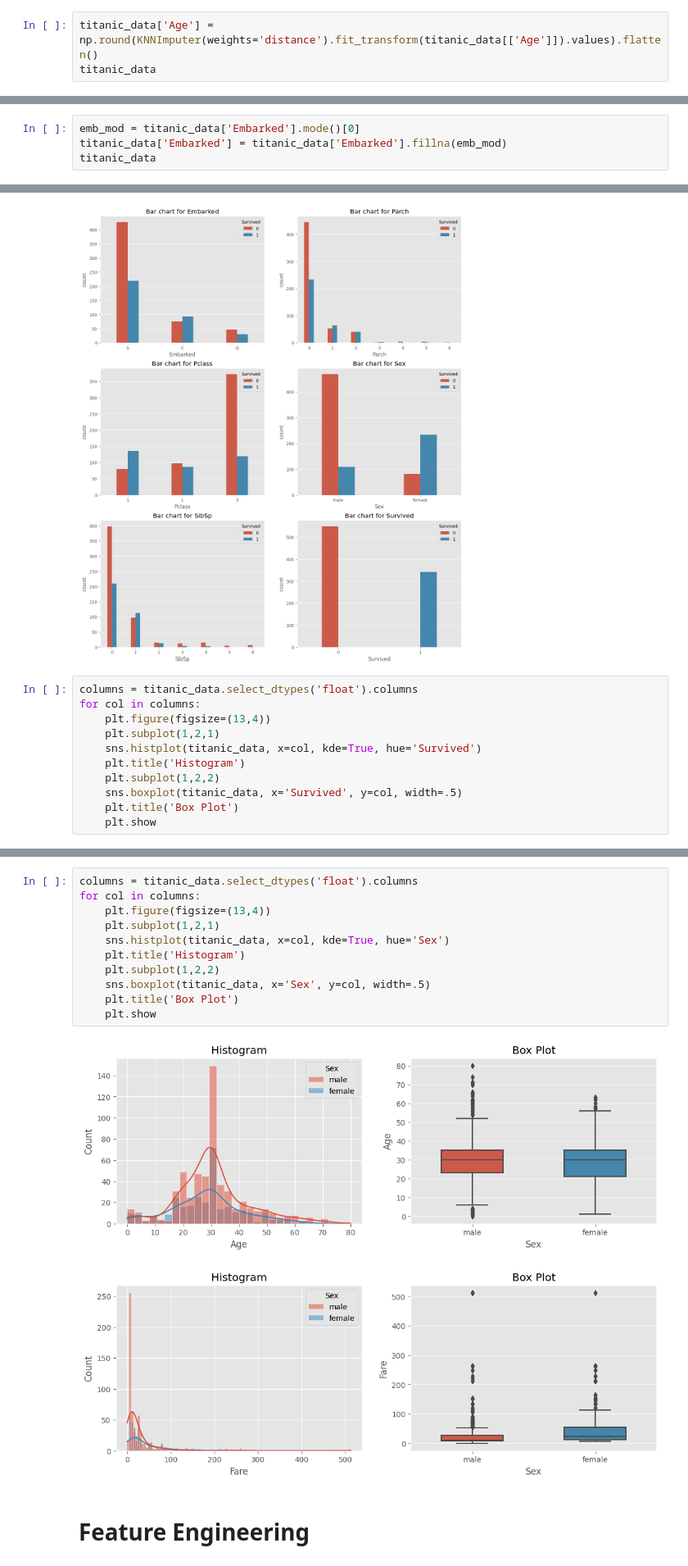
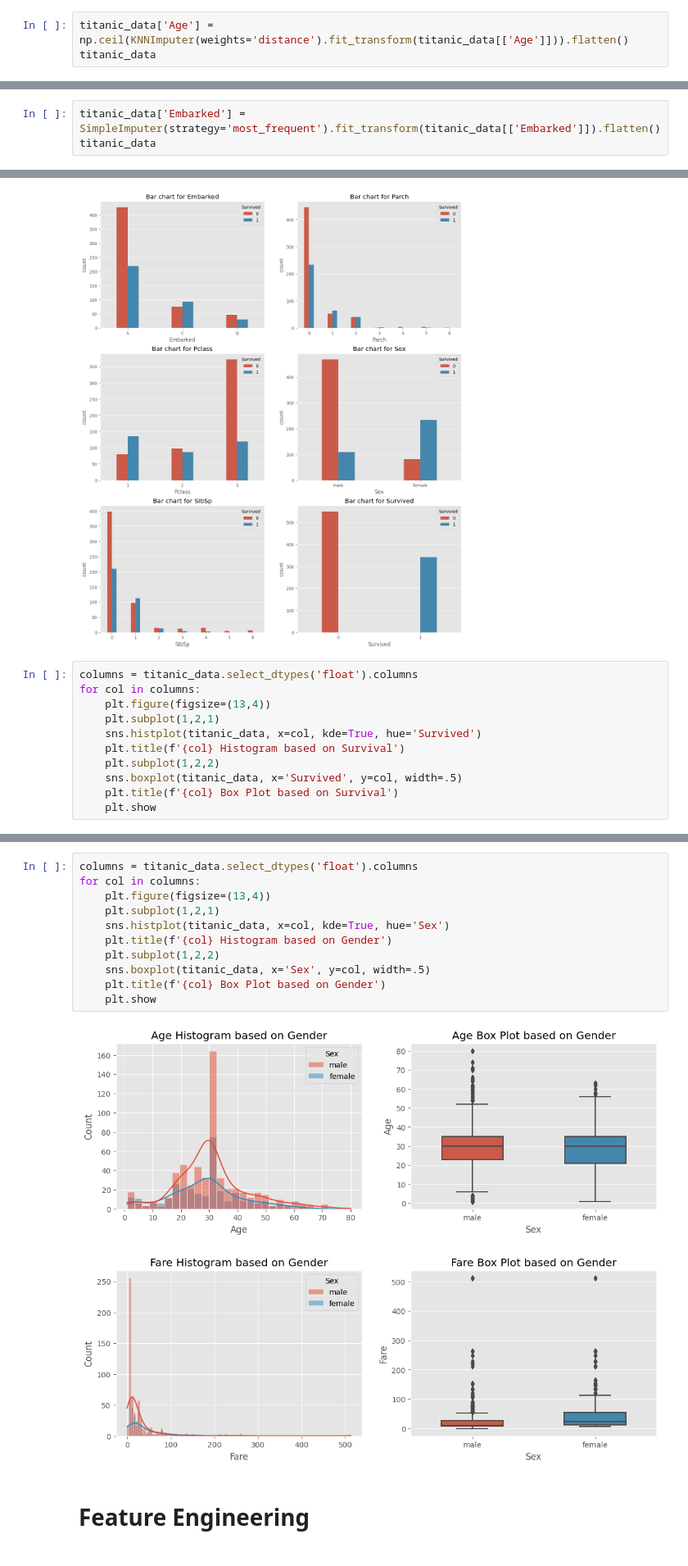
Before and after one commit to publichamlet/Titanic_model_try, a Jupyter notebook: notebook/titanic_pred.ipynb, the cells around one changed output, grey strips where cells are left out. Shown at 82% size. Cells and saved outputs as stored; diff of their text form.

```diff
--- a/notebook/titanic_pred.ipynb
+++ b/notebook/titanic_pred.ipynb
@@ -182,7 +187,7 @@ titanic_data.describe()
 # %% [markdown]
 # Data Cleaning
 # %%
-titanic_data['Age'] = np.round(KNNImputer(weights='distance').fit_transform(titanic_data[['Age']]).values).flatten()
+titanic_data['Age'] = np.ceil(KNNImputer(weights='distance').fit_transform(titanic_data[['Age']])).flatten()
 titanic_data
 # %% [output]
 |  | PassengerId | Survived | Pclass | Name | Sex | Age | SibSp | Parch | Ticket | Fare | ... |
@@ -198,7 +203,3 @@ titanic_data
 | 889 | 890 | 1 | 1 | Behr, Mr. Karl Howell | male | 26.0 | 0 | 0 | 111369 | 30.0000 | ... |
 | 890 | 891 | 0 | 3 | Dooley, Mr. Patrick | male | 32.0 | 0 | 0 | 370376 | 7.7500 | ... |
 891 rows × 12 columns
-# %%
-emb_mod = titanic_data['Embarked'].mode()[0]
-titanic_data['Embarked'] = titanic_data['Embarked'].fillna(emb_mod)
-titanic_data
@@ -218,0 +206,3 @@ titanic_data
+# %%
+titanic_data['Embarked'] = SimpleImputer(strategy='most_frequent').fit_transform(titanic_data[['Embarked']]).flatten()
+titanic_data
@@ -264,9 +268,9 @@ for col in columns:
     plt.figure(figsize=(13,4))
     plt.subplot(1,2,1)
     sns.histplot(titanic_data, x=col, kde=True, hue='Survived')
-    plt.title('Histogram')
+    plt.title(f'{col} Histogram based on Survival')
     plt.subplot(1,2,2)
     sns.boxplot(titanic_data, x='Survived', y=col, width=.5)
-    plt.title('Box Plot')
+    plt.title(f'{col} Box Plot based on Survival')
     plt.show
 # %% [output]
@@ -275,17 +279,17 @@ for col in columns:
 # %%
 columns = titanic_data.select_dtypes('float').columns
 for col in columns:
     plt.figure(figsize=(13,4))
     plt.subplot(1,2,1)
     sns.histplot(titanic_data, x=col, kde=True, hue='Sex')
-    plt.title('Histogram')
+    plt.title(f'{col} Histogram based on Gender')
     plt.subplot(1,2,2)
     sns.boxplot(titanic_data, x='Sex', y=col, width=.5)
-    plt.title('Box Plot')
+    plt.title(f'{col} Box Plot based on Gender')
     plt.show
 # %% [output]
-[figure, old version]
+[figure, new version]
-[figure, old version]
+[figure, new version]
 # %% [markdown]
 # Feature Engineering
 # %%
```
Also changed, not shown: parts of 41 cells of this notebook, 4 other files.
